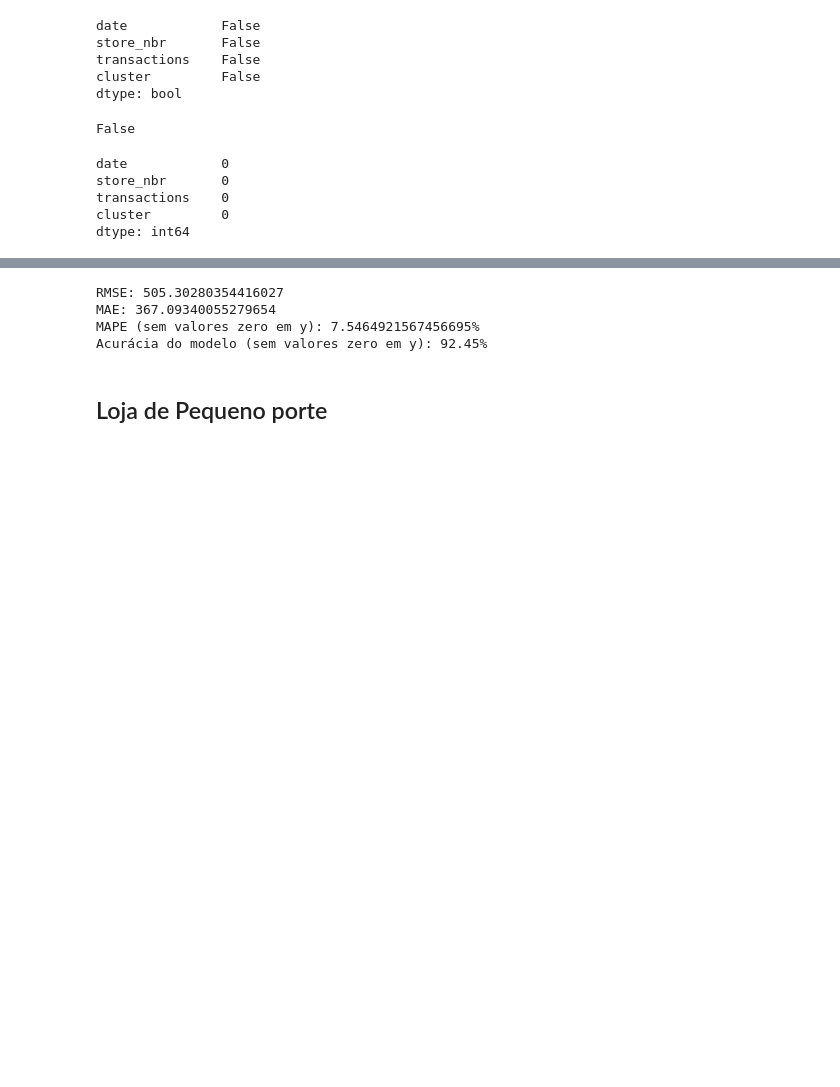
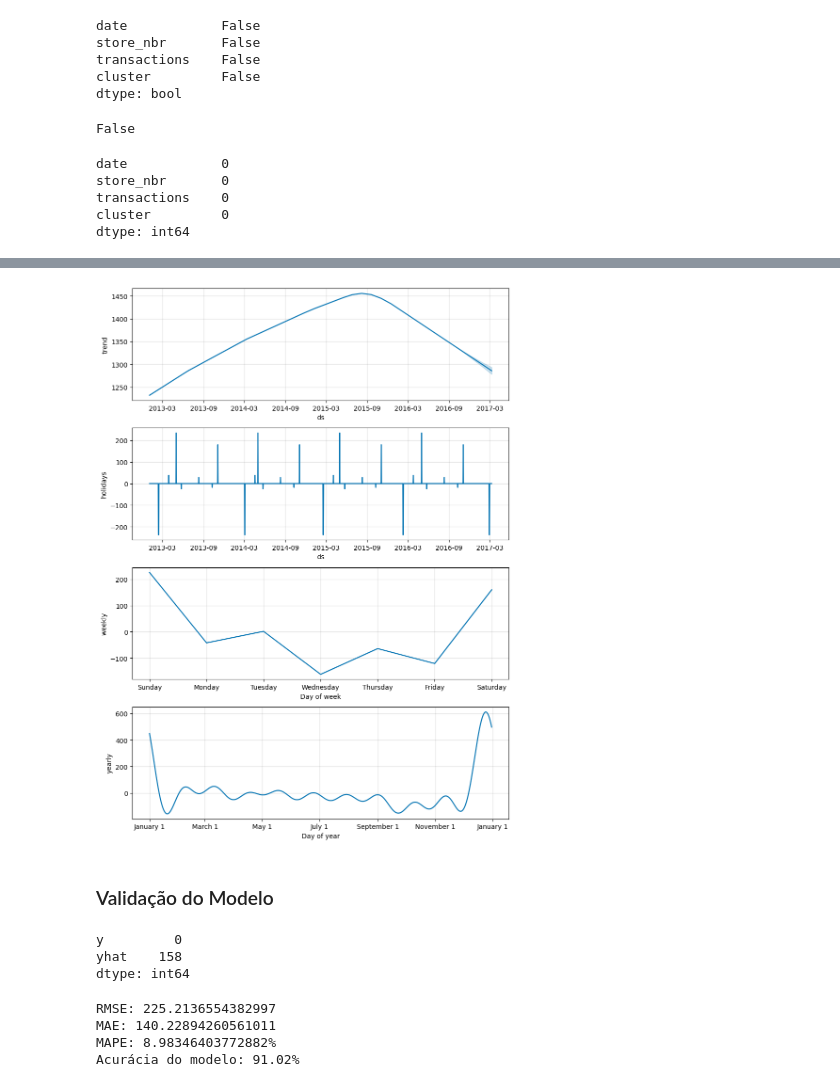
Before and after one commit to lgregs/TCC-PUCSP-CDIA, a Jupyter notebook: Prophet.ipynb, the cells around one changed output, grey strips where cells are left out. Drawn from its saved outputs; the diff is of its cells as text; code cells hidden in the pictures; blank space fills up the shorter version.

```diff
--- a/Prophet.ipynb
+++ b/Prophet.ipynb
@@ -191,0 +295,6 @@ dtype: int64
+# %%
+model.plot_components(forecast);
+# %% [output]
+[figure, added]
+# %% [markdown]
+### Validação do Modelo
@@ -192,15 +304,21 @@ dtype: int64
+# %%
+# Avaliando as previsões e comparando com os dados de teste
+test_results = forecast[['ds', 'yhat']].iloc[-len(df_test):]
+comparison_df = df_test.set_index('ds').join(test_results.set_index('ds'))
+
+# Verificando se há valores ausentes
+print(comparison_df.isna().sum())
+comparison_df = comparison_df.dropna()
+# %% [output]
+y         0
+yhat    158
+dtype: int64
 # %%
-from sklearn.metrics import mean_squared_error, mean_absolute_error, mean_absolute_percentage_error
-import numpy as np
-
-# Assumindo que 'comparison_df' está definido e contém colunas 'y' (valores reais) e 'yhat' (previsões)
-# e que não contém valores ausentes
-
-# Calcule o RMSE (Root Mean Squared Error)
+# Calculo do RMSE (Root Mean Squared Error)
 rmse = np.sqrt(mean_squared_error(comparison_df['y'], comparison_df['yhat']))
 print(f'RMSE: {rmse}')
 
-# Calcule o MAE (Mean Absolute Error)
+# Calculo do MAE (Mean Absolute Error)
 mae = mean_absolute_error(comparison_df['y'], comparison_df['yhat'])
 print(f'MAE: {mae}')
 
@@ -209,18 +327,16 @@ valid_indices = comparison_df['y'] != 0
 y_filtered = comparison_df['y'][valid_indices]
 yhat_filtered = comparison_df['yhat'][valid_indices]
 
-# Calcular o MAPE filtrado
+# Calculo do MAPE filtrado
 mape = mean_absolute_percentage_error(y_filtered, yhat_filtered) * 100
 
-print(f'MAPE (sem valores zero em y): {mape}%')
+print(f'MAPE: {mape}%')
 
 # Calcule a acurácia como 100% menos o MAPE
 accuracy = 100 - mape
-print(f'Acurácia do modelo (sem valores zero em y): {accuracy:.2f}%')
+print(f'Acurácia do modelo: {accuracy:.2f}%')
 # %% [output]
-RMSE: 505.30280354416027
-MAE: 367.09340055279654
-MAPE (sem valores zero em y): 7.5464921567456695%
-Acurácia do modelo (sem valores zero em y): 92.45%
+RMSE: 225.2136554382997
+MAE: 140.22894260561011
+MAPE: 8.98346403772882%
+Acurácia do modelo: 91.02%
-# %% [markdown]
-## Loja de Pequeno porte
```
Also changed, not shown: parts of 34 cells of this notebook.
